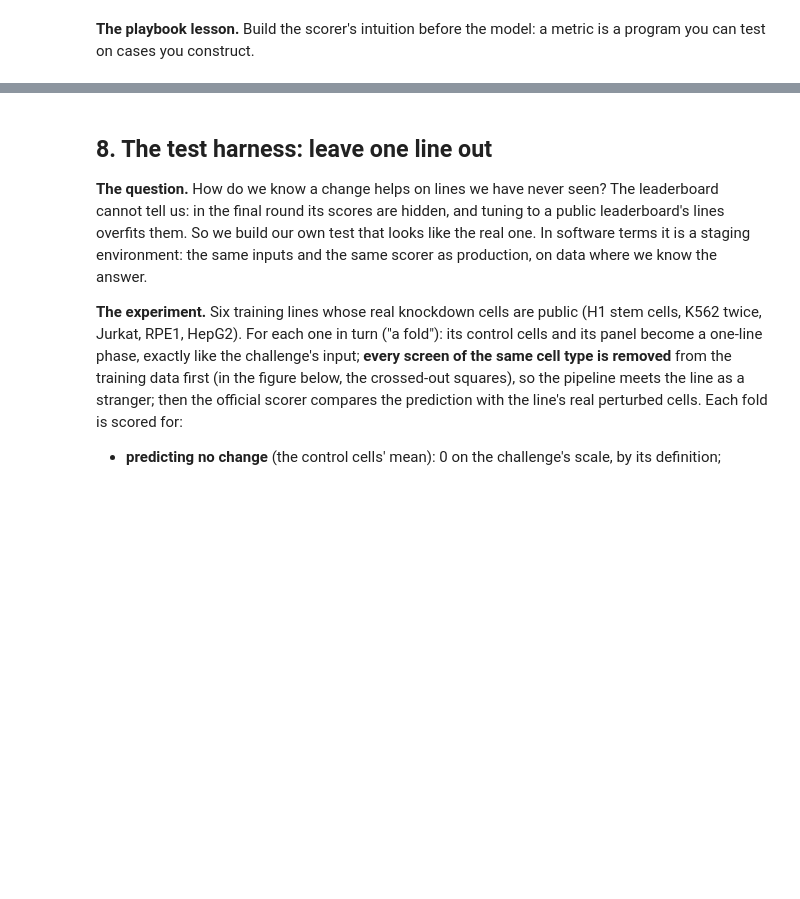
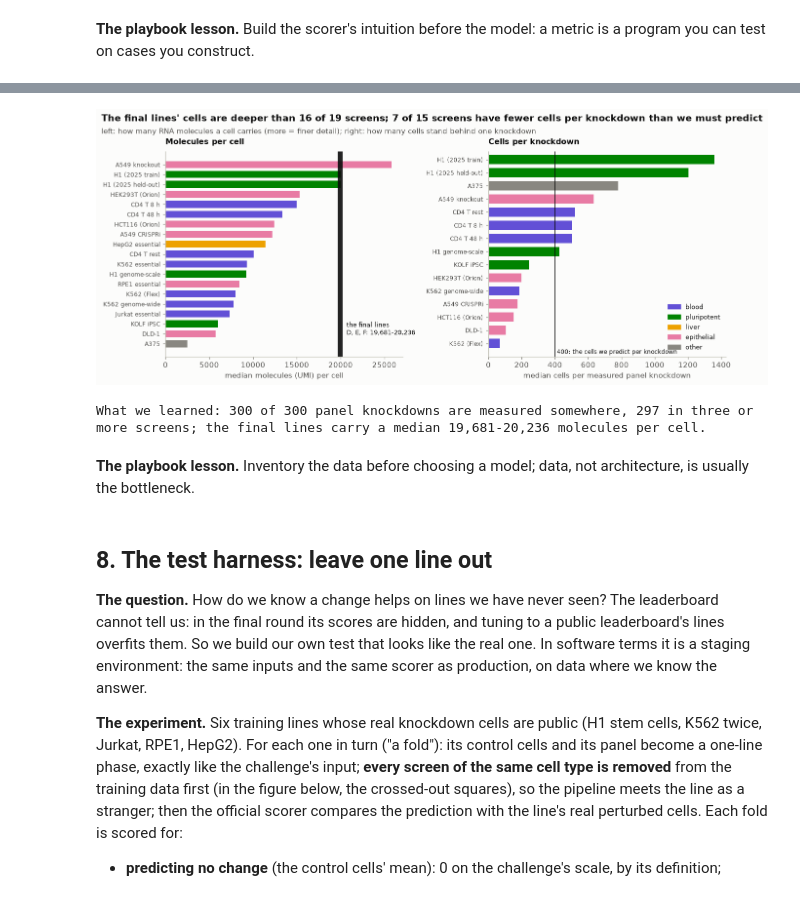
Before and after one commit to helenhenryz/vcc2026-perturbation-prediction, a Jupyter notebook: notebook.ipynb, the cells around one changed output, grey strips where cells are left out. Drawn from its saved outputs; the diff is of its cells as text; code cells hidden in the pictures; blank space fills up the shorter version.

```diff
--- a/notebook.ipynb
+++ b/notebook.ipynb
@@ -487,3 +756,53 @@ What we learned: a prediction with the right means but no cell-to-cell spread ke
+# %%
+fig, axes = plt.subplots(1, 2, figsize=(12, 4.8))
+ax = axes[0]
+srt = sorted([n for n in order if n != "jiang"], key=lambda n: DEPTH.get(n, 8000))
+ax.barh(range(len(srt)), [DEPTH.get(n, 8000) for n in srt], color=[tissue_colour(n) for n in srt], height=0.7)
+lo_f, hi_f = min(depth_final.values()), max(depth_final.values())
+ax.axvspan(lo_f, hi_f, color=INK, alpha=0.9, lw=0)
+ax.text(
+    hi_f,
+    1.5,
+    f"  the final lines\n  {', '.join(depth_final)}: {lo_f:,.0f}-{hi_f:,.0f}",
+    fontsize=8.5,
+    color=INK,
+    va="center",
+)
+ax.set_yticks(range(len(srt)), [SCREEN_LABEL[n] for n in srt], fontsize=8)
+ax.set_xlabel("median molecules (UMI) per cell")
+deeper = sum(DEPTH.get(n, 8000) < lo_f for n in srt)
+ax.set_title("Molecules per cell", fontsize=10.5)
+ax = axes[1]
+srt2 = sorted([n for n in order if n != "jiang" and cover[n].any()], key=lambda n: ncell[n])
+ax.barh(range(len(srt2)), [ncell[n] for n in srt2], color=[tissue_colour(n) for n in srt2], height=0.7)
+ax.axvline(400, color=INK, lw=1)
+ax.text(400, -0.9, " 400: the cells we predict per knockdown", color=INK, fontsize=8, va="bottom")
+ax.set_ylim(-1, len(srt2) - 0.4)
+ax.set_yticks(range(len(srt2)), [SCREEN_LABEL[n] for n in srt2], fontsize=8)
+ax.set_xlabel("median cells per measured panel knockdown")
+ax.set_title("Cells per knockdown", fontsize=10.5)
+tissue_legend(ax, list(TISSUE_COLOURS), loc="lower right")
+fig.tight_layout()
+few = sum(ncell[n] < 400 for n in srt2)
+headline(
+    fig,
+    f"The final lines' cells are deeper than {deeper} of {len(srt)} screens; {few} of {len(srt2)} screens have "
+    "fewer cells per knockdown than we must predict",
+    "left: how many RNA molecules a cell carries (more = finer detail); right: how many cells stand behind one knockdown",
+)
+plt.show()
+# %% [output]
+[figure, added]
+# %%
+print(
+    f"What we learned: {int((n_screens4 > 0).sum())} of {len(panel4)} panel knockdowns are measured somewhere, "
+    f"{three} in three or more screens; the final lines carry a median {min(depth_final.values()):,.0f}-"
+    f"{max(depth_final.values()):,.0f} molecules per cell."
+)
+# %% [output]
+What we learned: 300 of 300 panel knockdowns are measured somewhere, 297 in three or more screens; the final lines carry a median 19,681-20,236 molecules per cell.
+# %% [markdown]
+**The playbook lesson.** Inventory the data before choosing a model; data, not architecture, is usually the bottleneck.
 # %% [markdown]
 ## 8. The test harness: leave one line out
 
```
Also changed, not shown: parts of 11 cells of this notebook.
